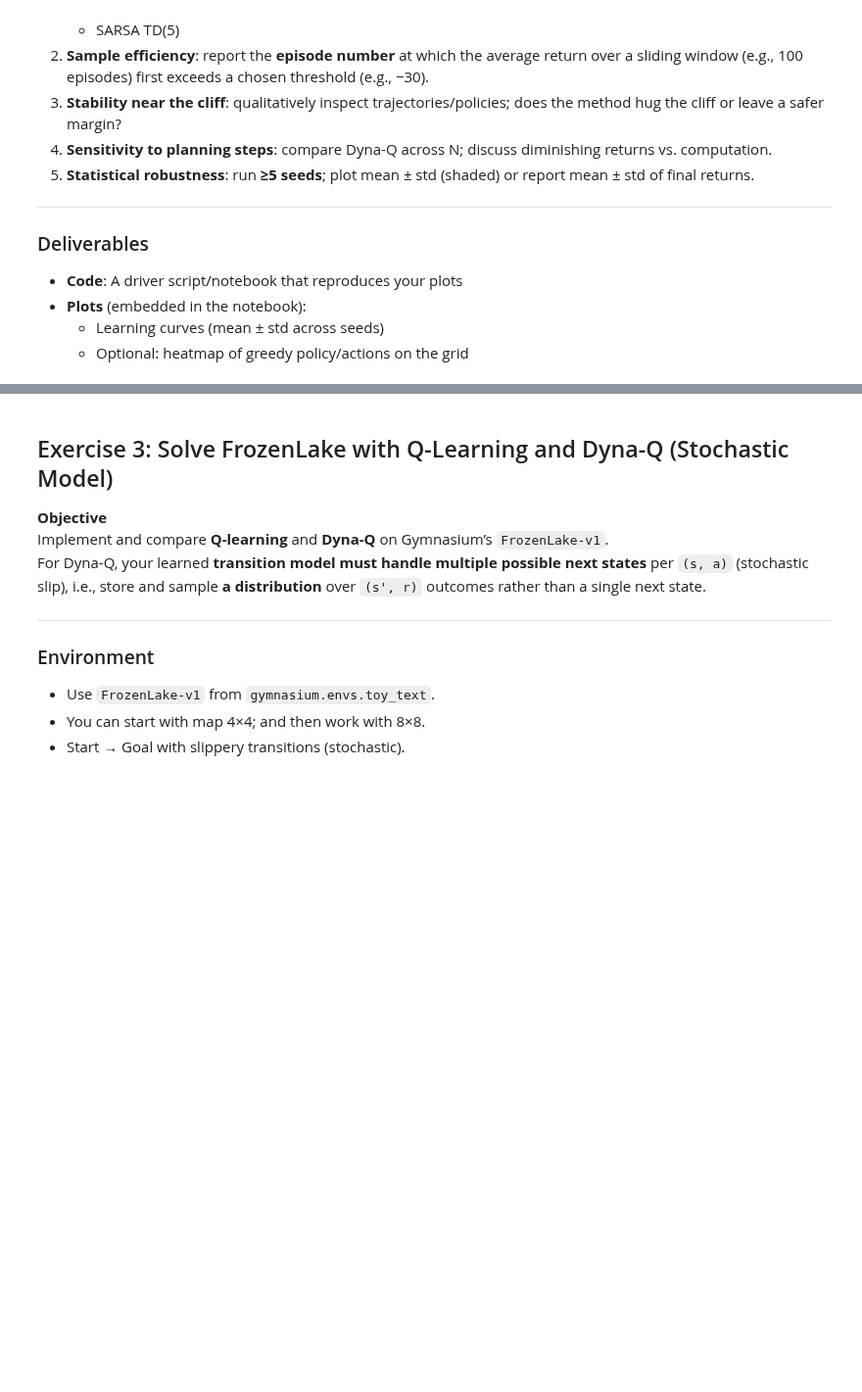
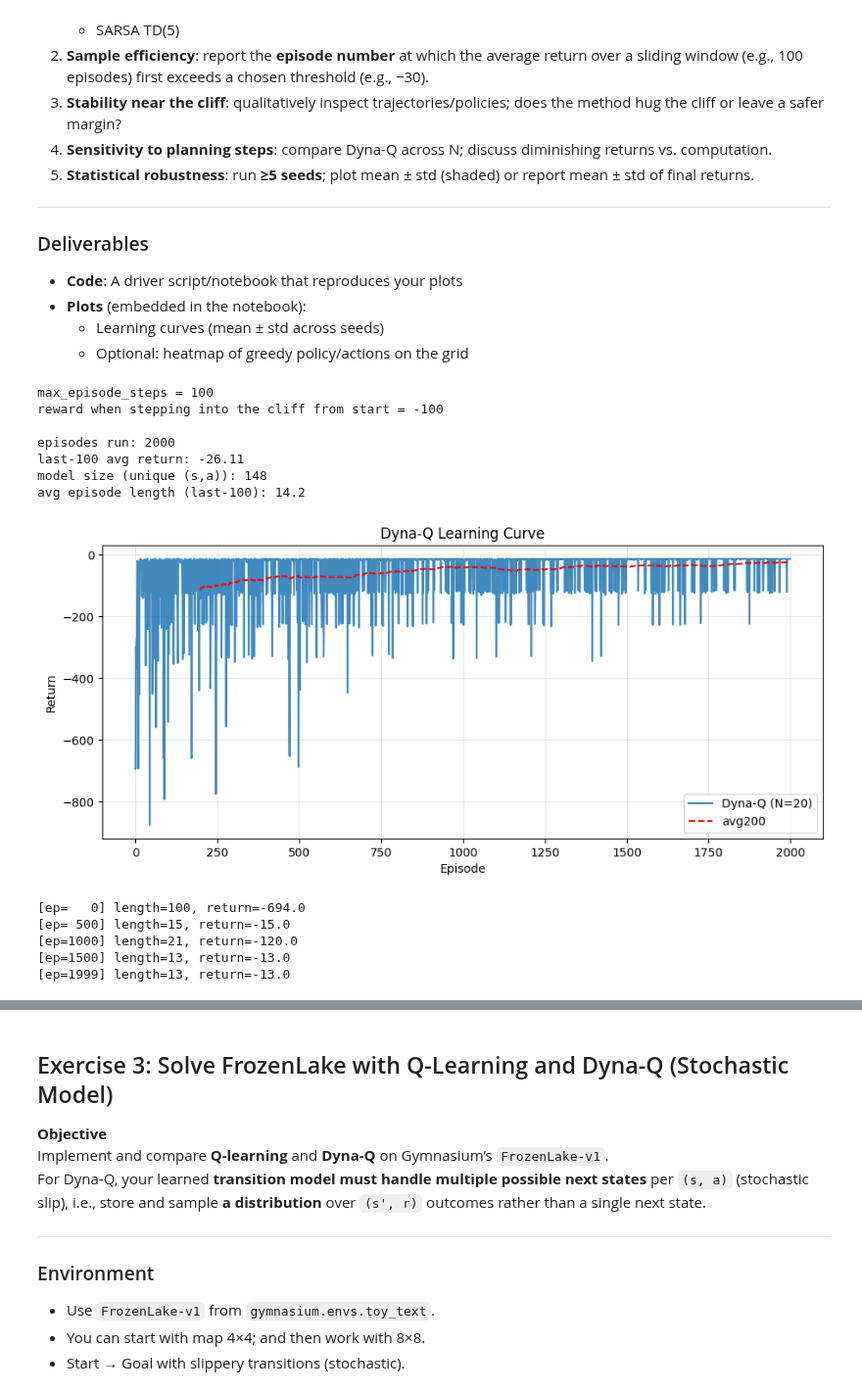
Before and after one commit to ddcreating/RL_code, a Jupyter notebook: lab4_dyna.ipynb, the cells around one changed output, grey strips where cells are left out. Shown at 98% size. Cells and saved outputs as stored; diff of their text form; code cells hidden in the pictures; blank space fills up the shorter version.

```diff
--- a/lab4_dyna.ipynb
+++ b/lab4_dyna.ipynb
@@ -398,0 +493,63 @@ Use the **same** γ, α, ε schedule, and number of episodes for a fair comparis
+# %%
+import gymnasium as gym
+import numpy as np
+import matplotlib.pyplot as plt
+
+# ---------- Diagnostics: check env settings & cliff penalty ----------
+env_diag = gym.make("CliffWalking-v1", max_episode_steps=100)
+print("max_episode_steps =", env_diag.spec.max_episode_steps)
+
+# Probe the reward for stepping RIGHT from the start (into the cliff strip).
+s, _ = env_diag.reset()
+ns, r_probe, term, trunc, _ = env_diag.step(1)  # 1 == RIGHT
+print("reward when stepping into the cliff from start =", r_probe)  # usually -100 or -1000
+
+# ---------- Hyper-parameters (as in the prompt style) ----------
+EPISODES  = 2000
+ALPHA     = 0.1
+GAMMA     = 0.99
+EPS0      = 0.25
+EPSF      = 0.01
+EDECAY    = 0.999
+N_PLAN    = 20
+SEED      = 0
+
+# ---------- Train Dyna-Q ----------
+env = gym.make("CliffWalking-v1", max_episode_steps=100)
+Q, returns, model, lengths = dyna_q(env, EPISODES, ALPHA, GAMMA, EPS0, EPSF, EDECAY, N_PLAN, seed=SEED)
+
+# ---------- Quick prints ----------
+print(f"\nepisodes run: {len(returns)}")
+print(f"last-100 avg return: {np.mean(returns[-100:]):.2f}")
+print(f"model size (unique (s,a)): {len(model)}")
+print(f"avg episode length (last-100): {np.mean(lengths[-100:]):.1f}")
+
+# ---------- Plot learning curve (raw + moving average) ----------
+plt.figure(figsize=(11,4.5))
+plt.plot(returns, label=f"Dyna-Q (N={N_PLAN})", alpha=0.85)
+if len(returns) >= 200:
+    ma = np.convolve(returns, np.ones(200)/200.0, mode='valid')
+    plt.plot(range(199, 199+len(ma)), ma, 'r--', label='avg200')
+plt.xlabel("Episode"); plt.ylabel("Return")
+plt.title("Dyna-Q Learning Curve")
+plt.legend(); plt.grid(alpha=0.3)
+plt.show()
+
+# ---------- (Optional) sanity check: show a few episode lengths ----------
+for k in range(0, EPISODES, max(1, EPISODES//4)):
+    print(f"[ep={k:4d}] length={lengths[k]}, return={returns[k]:.1f}")
+print(f"[ep={EPISODES-1:4d}] length={lengths[-1]}, return={returns[-1]:.1f}")
+# %% [output]
+max_episode_steps = 100
+reward when stepping into the cliff from start = -100
+
+episodes run: 2000
+last-100 avg return: -26.11
+model size (unique (s,a)): 148
+avg episode length (last-100): 14.2
+[figure, added]
+[ep=   0] length=100, return=-694.0
+[ep= 500] length=15, return=-15.0
+[ep=1000] length=21, return=-120.0
+[ep=1500] length=13, return=-13.0
+[ep=1999] length=13, return=-13.0
```
Also changed, not shown: parts of 10 cells of this notebook.
